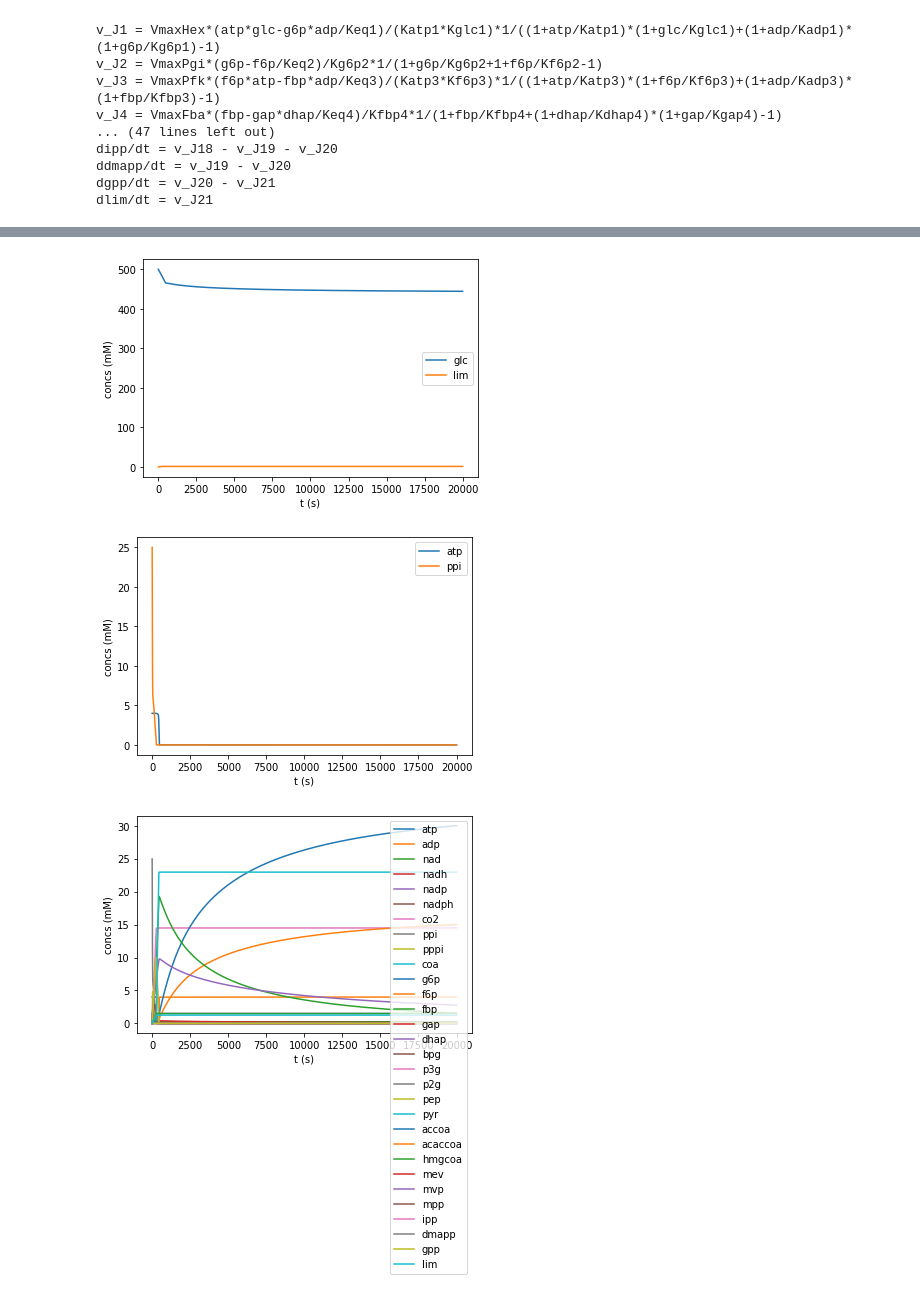
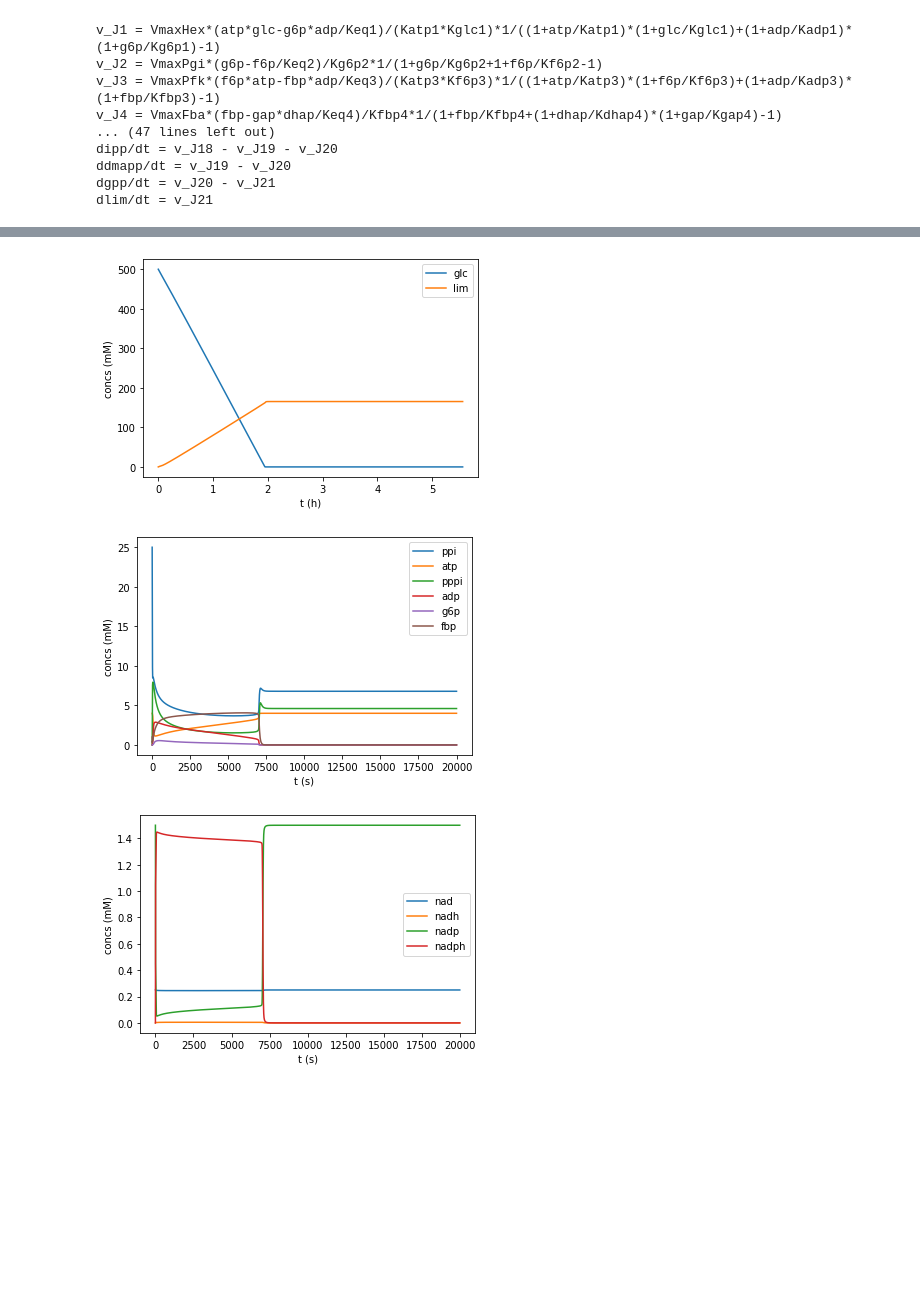
Before and after one commit to nadanai263/CFPS-metabolic, a Jupyter notebook: Korman model test.ipynb, the cells around one changed output, grey strips where cells are left out. Saved outputs shown, nothing was run; the diff lists cells and outputs as text; code cells hidden in the pictures; blank space fills up the shorter version.

Commit message:
added korman model

```diff
--- a/Korman model test.ipynb
+++ b/Korman model test.ipynb
@@ -33,6 +32,8 @@ dgpp/dt = v_J20 - v_J21
 dlim/dt = v_J21
 # %%
 import model_Korman.korman as Korman
+PATH_TO_OUTPUT = "./modeloutput/"
+FILENAME = "korman.csv"
 
 # Do not use dict as ordering is not guaranteed. Use list instead.
 y0 = np.array(Korman.valuesVar)
@@ -41,7 +42,7 @@ TMAX = 20000 # s
 NSTEPS = 10000
 
 time = np.linspace(0,TMAX,NSTEPS)
-sol = odeint(Korman.model, y0, time, args=(params,)) # Scipy solver
+sol = odeint(Korman.model, y0, time, args=(params,),atol=1e-11) # Scipy solver
 
 # Plot and save plot
 for i in range(sol.shape[1]):
@@ -58,28 +59,30 @@ plt.show()
 # %%
-plt.plot(time,sol[:,10], label=Korman.keysVar[10]);
-plt.plot(time,sol[:,30], label=Korman.keysVar[30]);
-plt.xlabel('t (s)'); plt.ylabel('concs (mM)'); plt.legend()
-#plt.savefig(PATH_TO_OUTPUT+'plot.pdf',transparent=True)
+plt.plot(time/3600,sol[:,10], label=Korman.keysVar[10]);
+plt.plot(time/3600,sol[:,30], label=Korman.keysVar[30]);
+plt.xlabel('t (h)'); plt.ylabel('concs (mM)'); plt.legend()
+plt.savefig(PATH_TO_OUTPUT+'plot_GLClim.pdf',transparent=True)
 plt.show()
 # %% [output]
-[figure, old version]
+[figure, new version]
 # %%
-IDX=0
-plt.plot(time,sol[:,IDX], label=Korman.keysVar[IDX]);
-plt.plot(time,sol[:,7], label=Korman.keysVar[7]);
+# Plot and save plot
+
+sel = [7,0,8,1,11,13]
+for i in sel:
+    plt.plot(time,sol[:,i], label=Korman.keysVar[i]);
 plt.xlabel('t (s)'); plt.ylabel('concs (mM)'); plt.legend()
-#plt.savefig(PATH_TO_OUTPUT+'plot.pdf',transparent=True)
+plt.savefig(PATH_TO_OUTPUT+'plotCOF.pdf',transparent=True)
 plt.show()
 # %% [output]
-[figure, old version]
+[figure, new version]
 # %%
 # Plot and save plot
 
-sel = [0,1,2,3,4,5,6,7,8,9,11,12,13,14,15,16,17,18,19,20,21,22,23,24,25,26,27,28,29,30]
+sel = [2,3,4,5]
 for i in sel:
     plt.plot(time,sol[:,i], label=Korman.keysVar[i]);
 plt.xlabel('t (s)'); plt.ylabel('concs (mM)'); plt.legend()
-#plt.savefig(PATH_TO_OUTPUT+'plot.pdf',transparent=True)
+#plt.savefig(PATH_TO_OUTPUT+'plotCOF.pdf',transparent=True)
 plt.show()
 # %% [output]
-[figure, old version]
+[figure, new version]
```
Also changed, not shown: parts of 7 cells of this notebook, 16 other files.
